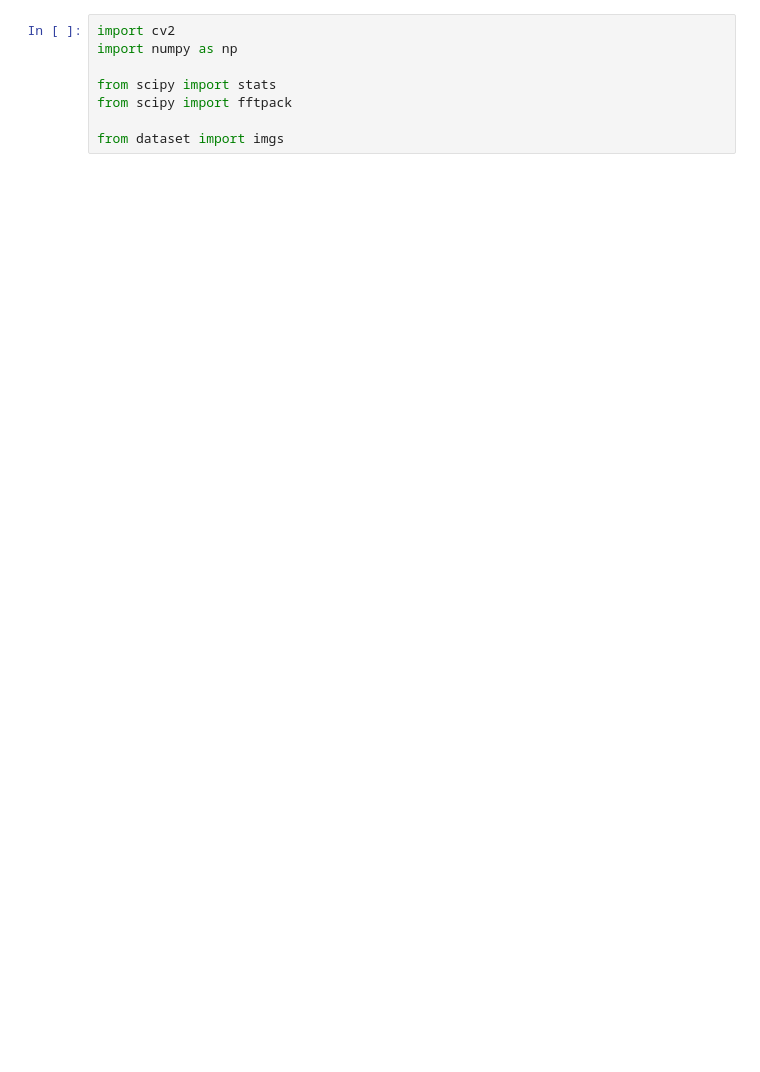
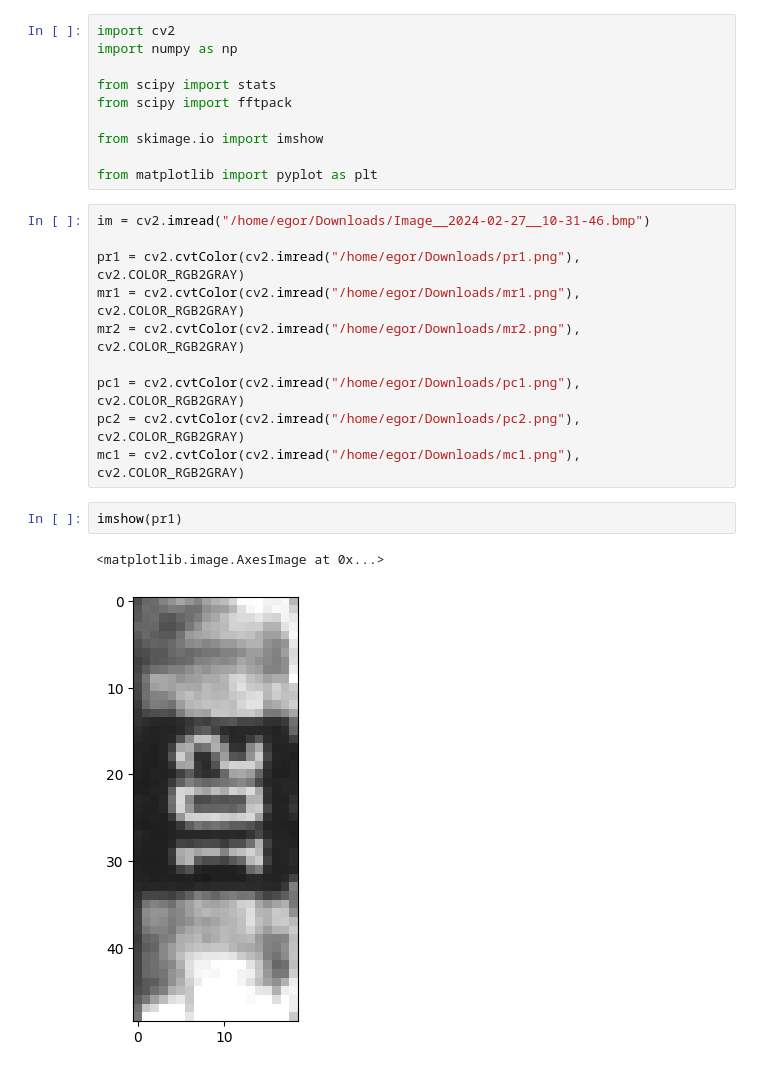
Before and after one commit to ChrnyaevEK/open-aoi, a Jupyter notebook: playground/inspection/incc.ipynb, the cells around one changed output. Cells and saved outputs as stored; diff of their text form; blank space fills up the shorter version.

```diff
--- a/playground/inspection/incc.ipynb
+++ b/playground/inspection/incc.ipynb
@@ -5,4 +5,21 @@ import numpy as np
 from scipy import stats
 from scipy import fftpack
 
-from dataset import imgs
+from skimage.io import imshow
+
+from matplotlib import pyplot as plt
+# %%
+im = cv2.imread("/home/egor/Downloads/Image__2024-02-27__10-31-46.bmp")
+
+pr1 = cv2.cvtColor(cv2.imread("/home/egor/Downloads/pr1.png"), cv2.COLOR_RGB2GRAY)
+mr1 = cv2.cvtColor(cv2.imread("/home/egor/Downloads/mr1.png"), cv2.COLOR_RGB2GRAY)
+mr2 = cv2.cvtColor(cv2.imread("/home/egor/Downloads/mr2.png"), cv2.COLOR_RGB2GRAY)
+
+pc1 = cv2.cvtColor(cv2.imread("/home/egor/Downloads/pc1.png"), cv2.COLOR_RGB2GRAY)
+pc2 = cv2.cvtColor(cv2.imread("/home/egor/Downloads/pc2.png"), cv2.COLOR_RGB2GRAY)
+mc1 = cv2.cvtColor(cv2.imread("/home/egor/Downloads/mc1.png"), cv2.COLOR_RGB2GRAY)
+# %%
+imshow(pr1)
+# %% [output]
+<matplotlib.image.AxesImage at 0x...>
+[figure, added]
```
Also changed, not shown: parts of 16 cells of this notebook, 7 other files.
